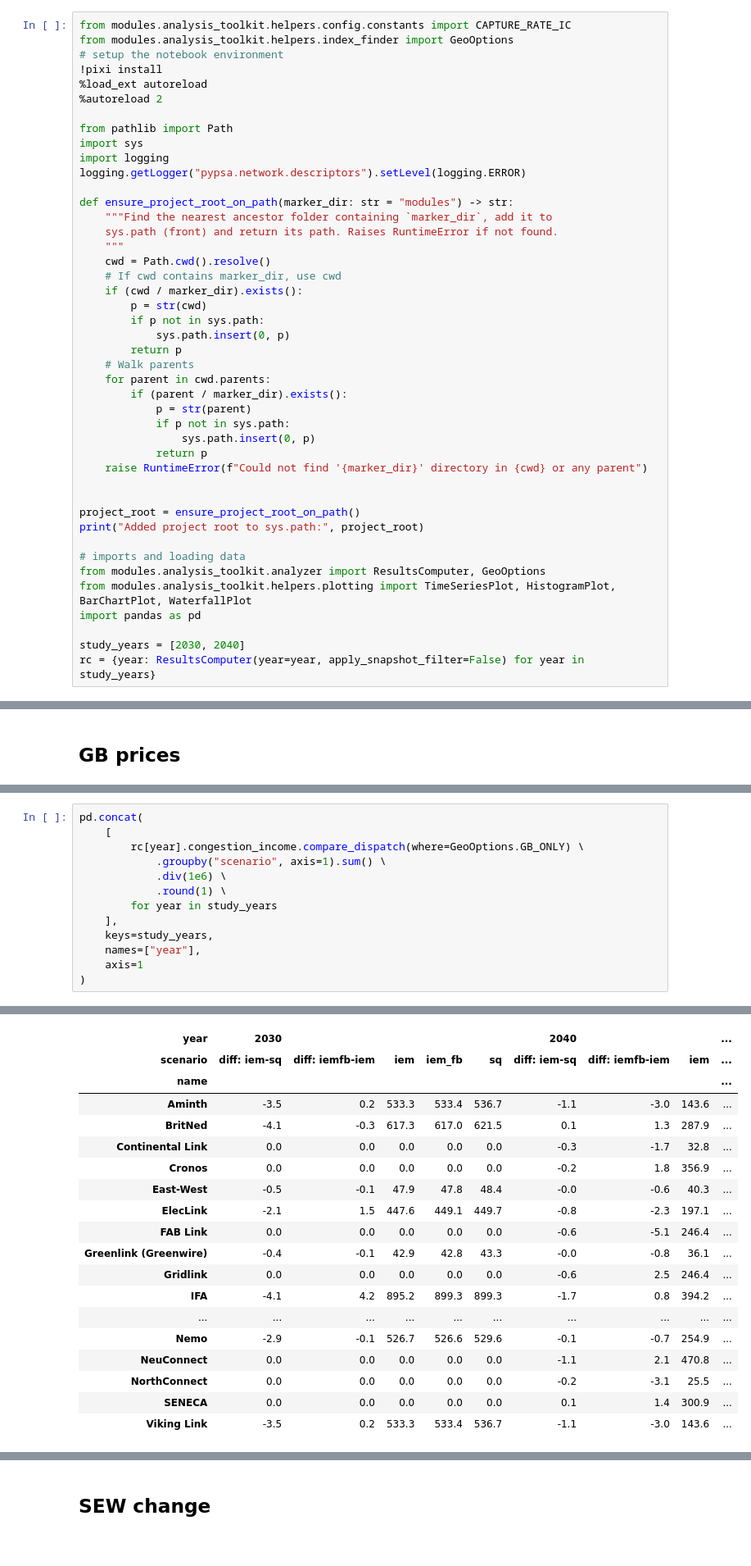
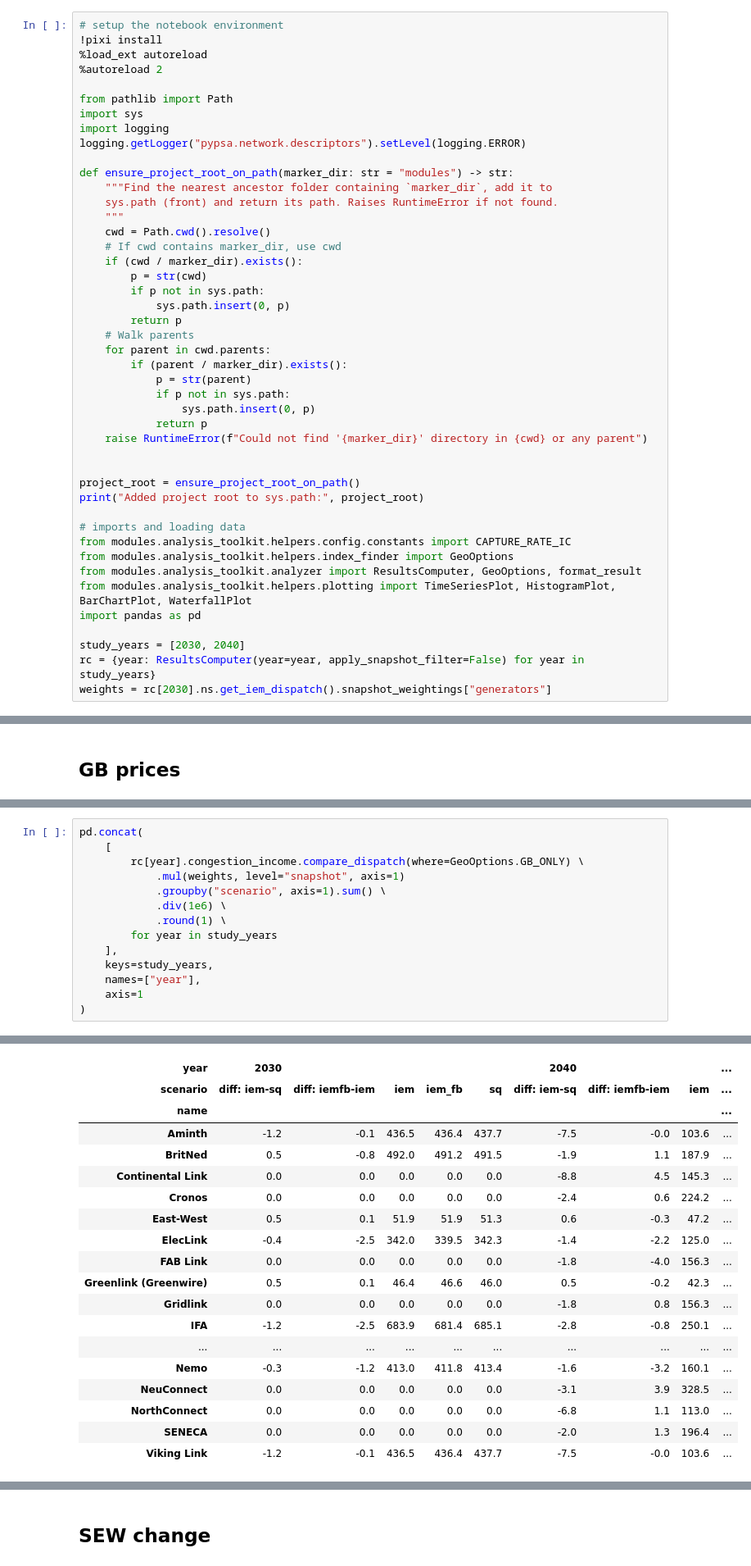
Before and after one commit to open-energy-transition/NGV-FBMC, a Jupyter notebook: modules/analysis_toolkit/validation_checks.ipynb, the cells around one changed output, grey strips where cells are left out. Shown at 82% size. Drawn from its saved outputs; the diff is of its cells as text.

```diff
--- a/modules/analysis_toolkit/validation_checks.ipynb
+++ b/modules/analysis_toolkit/validation_checks.ipynb
@@ -1,8 +1,6 @@
 # %% [markdown]
 ##### Imports and setup
 # %%
-from modules.analysis_toolkit.helpers.config.constants import CAPTURE_RATE_IC
-from modules.analysis_toolkit.helpers.index_finder import GeoOptions
 # setup the notebook environment
 !pixi install
 %load_ext autoreload
@@ -38,11 +36,14 @@ project_root = ensure_project_root_on_path()
 print("Added project root to sys.path:", project_root)
 
 # imports and loading data
-from modules.analysis_toolkit.analyzer import ResultsComputer, GeoOptions
+from modules.analysis_toolkit.helpers.config.constants import CAPTURE_RATE_IC
+from modules.analysis_toolkit.helpers.index_finder import GeoOptions
+from modules.analysis_toolkit.analyzer import ResultsComputer, GeoOptions, format_result
 from modules.analysis_toolkit.helpers.plotting import TimeSeriesPlot, HistogramPlot, BarChartPlot, WaterfallPlot
 import pandas as pd
 
 study_years = [2030, 2040]
 rc = {year: ResultsComputer(year=year, apply_snapshot_filter=False) for year in study_years}
+weights = rc[2030].ns.get_iem_dispatch().snapshot_weightings["generators"]
 # %% [output]
 ✔ The default environment has been installed.
@@ -190,37 +294,38 @@ Calling method prices
 # %%
 pd.concat(
     [
         rc[year].congestion_income.compare_dispatch(where=GeoOptions.GB_ONLY) \
+            .mul(weights, level="snapshot", axis=1)
             .groupby("scenario", axis=1).sum() \
             .div(1e6) \
             .round(1) \
         for year in study_years
     ],
     keys=study_years,
     names=["year"],
     axis=1
 )
 # %% [output]
 Calling method congestion_income
 DataFrame.groupby with axis=1 is deprecated. Do `frame.T.groupby(...)` without axis instead.
 Calling method congestion_income
 DataFrame.groupby with axis=1 is deprecated. Do `frame.T.groupby(...)` without axis instead.
 | year | 2030 |  |  |  |  | 2040 |  |  | ... |
 | scenario | diff: iem-sq | diff: iemfb-iem | iem | iem_fb | sq | diff: iem-sq | diff: iemfb-iem | iem | ... |
 | name |  |  |  |  |  |  |  |  | ... |
-| Aminth | -3.5 | 0.2 | 533.3 | 533.4 | 536.7 | -1.1 | -3.0 | 143.6 | ... |
-| BritNed | -4.1 | -0.3 | 617.3 | 617.0 | 621.5 | 0.1 | 1.3 | 287.9 | ... |
-| Continental Link | 0.0 | 0.0 | 0.0 | 0.0 | 0.0 | -0.3 | -1.7 | 32.8 | ... |
-| Cronos | 0.0 | 0.0 | 0.0 | 0.0 | 0.0 | -0.2 | 1.8 | 356.9 | ... |
-| East-West | -0.5 | -0.1 | 47.9 | 47.8 | 48.4 | -0.0 | -0.6 | 40.3 | ... |
-| ElecLink | -2.1 | 1.5 | 447.6 | 449.1 | 449.7 | -0.8 | -2.3 | 197.1 | ... |
-| FAB Link | 0.0 | 0.0 | 0.0 | 0.0 | 0.0 | -0.6 | -5.1 | 246.4 | ... |
-| Greenlink (Greenwire) | -0.4 | -0.1 | 42.9 | 42.8 | 43.3 | -0.0 | -0.8 | 36.1 | ... |
-| Gridlink | 0.0 | 0.0 | 0.0 | 0.0 | 0.0 | -0.6 | 2.5 | 246.4 | ... |
-| IFA | -4.1 | 4.2 | 895.2 | 899.3 | 899.3 | -1.7 | 0.8 | 394.2 | ... |
+| Aminth | -1.2 | -0.1 | 436.5 | 436.4 | 437.7 | -7.5 | -0.0 | 103.6 | ... |
+| BritNed | 0.5 | -0.8 | 492.0 | 491.2 | 491.5 | -1.9 | 1.1 | 187.9 | ... |
+| Continental Link | 0.0 | 0.0 | 0.0 | 0.0 | 0.0 | -8.8 | 4.5 | 145.3 | ... |
+| Cronos | 0.0 | 0.0 | 0.0 | 0.0 | 0.0 | -2.4 | 0.6 | 224.2 | ... |
+| East-West | 0.5 | 0.1 | 51.9 | 51.9 | 51.3 | 0.6 | -0.3 | 47.2 | ... |
+| ElecLink | -0.4 | -2.5 | 342.0 | 339.5 | 342.3 | -1.4 | -2.2 | 125.0 | ... |
+| FAB Link | 0.0 | 0.0 | 0.0 | 0.0 | 0.0 | -1.8 | -4.0 | 156.3 | ... |
+| Greenlink (Greenwire) | 0.5 | 0.1 | 46.4 | 46.6 | 46.0 | 0.5 | -0.2 | 42.3 | ... |
+| Gridlink | 0.0 | 0.0 | 0.0 | 0.0 | 0.0 | -1.8 | 0.8 | 156.3 | ... |
+| IFA | -1.2 | -2.5 | 683.9 | 681.4 | 685.1 | -2.8 | -0.8 | 250.1 | ... |
 | ... | ... | ... | ... | ... | ... | ... | ... | ... | ... |
-| Nemo | -2.9 | -0.1 | 526.7 | 526.6 | 529.6 | -0.1 | -0.7 | 254.9 | ... |
-| NeuConnect | 0.0 | 0.0 | 0.0 | 0.0 | 0.0 | -1.1 | 2.1 | 470.8 | ... |
-| NorthConnect | 0.0 | 0.0 | 0.0 | 0.0 | 0.0 | -0.2 | -3.1 | 25.5 | ... |
-| SENECA | 0.0 | 0.0 | 0.0 | 0.0 | 0.0 | 0.1 | 1.4 | 300.9 | ... |
-| Viking Link | -3.5 | 0.2 | 533.3 | 533.4 | 536.7 | -1.1 | -3.0 | 143.6 | ... |
+| Nemo | -0.3 | -1.2 | 413.0 | 411.8 | 413.4 | -1.6 | -3.2 | 160.1 | ... |
+| NeuConnect | 0.0 | 0.0 | 0.0 | 0.0 | 0.0 | -3.1 | 3.9 | 328.5 | ... |
+| NorthConnect | 0.0 | 0.0 | 0.0 | 0.0 | 0.0 | -6.8 | 1.1 | 113.0 | ... |
+| SENECA | 0.0 | 0.0 | 0.0 | 0.0 | 0.0 | -2.0 | 1.3 | 196.4 | ... |
+| Viking Link | -1.2 | -0.1 | 436.5 | 436.4 | 437.7 | -7.5 | -0.0 | 103.6 | ... |
```
Also changed, not shown: parts of 38 cells of this notebook, 3 other files.
